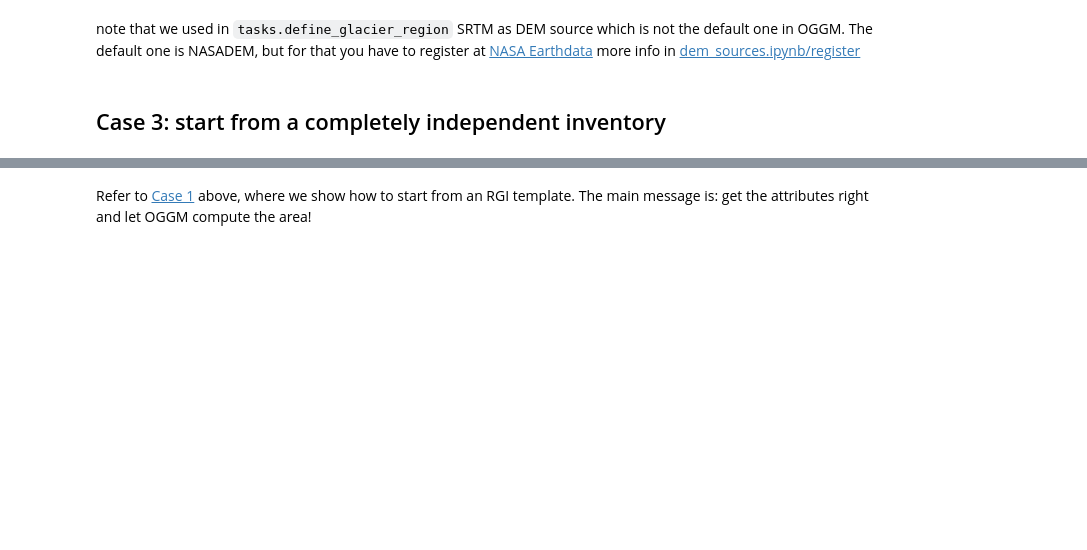
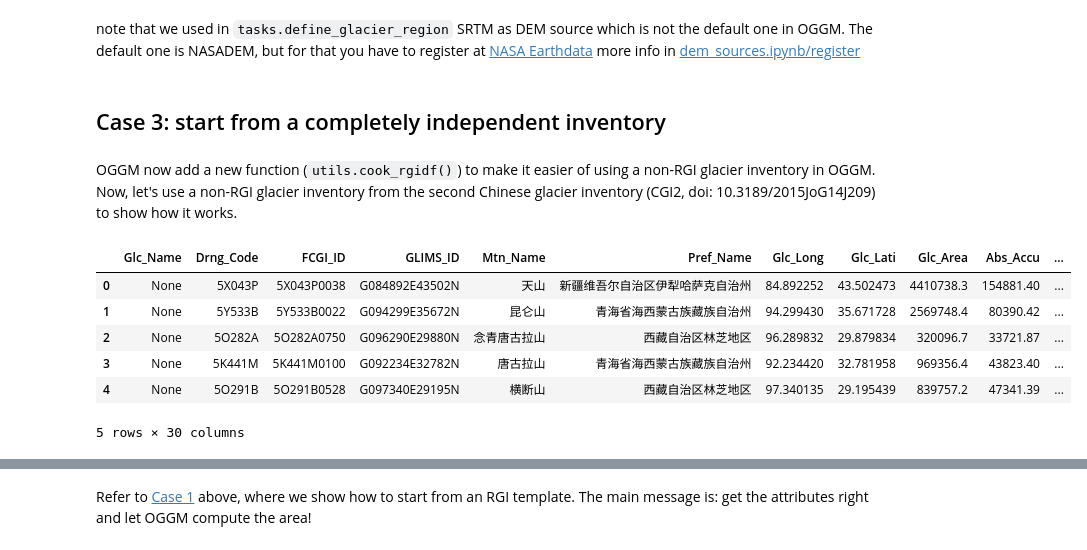
Before and after one commit to OGGM/tutorials, a Jupyter notebook: notebooks/use_your_own_inventory.ipynb, the cells around one changed output, grey strips where cells are left out. Drawn from its saved outputs; the diff is of its cells as text; code cells hidden in the pictures; blank space fills up the shorter version.

```diff
--- a/notebooks/use_your_own_inventory.ipynb
+++ b/notebooks/use_your_own_inventory.ipynb
@@ -321,3 +321,20 @@ graphics.plot_catchment_width(gdirs, corrected=True);
 # %% [markdown]
 <a id='case3'></a>
 ## Case 3: start from a completely independent inventory
+# %% [markdown]
+OGGM now add a new function (`utils.cook_rgidf()`) to make it easier of using a non-RGI glacier inventory in OGGM. Now, let's use a non-RGI glacier inventory from the second Chinese glacier inventory (CGI2, doi: 10.3189/2015JoG14J209) to show how it works.
+# %%
+# Let's get the sample CGI2 glacier inventory and see what it looks like
+from oggm import utils
+import geopandas as gpd
+sample_path = utils.get_demo_file('cgi2.shp')
+cgidf = gpd.read_file(sample_path)
+cgidf
+# %% [output]
+|  | Glc_Name | Drng_Code | FCGI_ID | GLIMS_ID | Mtn_Name | Pref_Name | Glc_Long | Glc_Lati | Glc_Area | Abs_Accu | ... |
+| 0 | None | 5X043P | 5X043P0038 | G084892E43502N | 天山 | 新疆维吾尔自治区伊犁哈萨克自治州 | 84.892252 | 43.502473 | 4410738.3 | 154881.40 | ... |
+| 1 | None | 5Y533B | 5Y533B0022 | G094299E35672N | 昆仑山 | 青海省海西蒙古族藏族自治州 | 94.299430 | 35.671728 | 2569748.4 | 80390.42 | ... |
+| 2 | None | 5O282A | 5O282A0750 | G096290E29880N | 念青唐古拉山 | 西藏自治区林芝地区 | 96.289832 | 29.879834 | 320096.7 | 33721.87 | ... |
+| 3 | None | 5K441M | 5K441M0100 | G092234E32782N | 唐古拉山 | 青海省海西蒙古族藏族自治州 | 92.234420 | 32.781958 | 969356.4 | 43823.40 | ... |
+| 4 | None | 5O291B | 5O291B0528 | G097340E29195N | 横断山 | 西藏自治区林芝地区 | 97.340135 | 29.195439 | 839757.2 | 47341.39 | ... |
+5 rows × 30 columns
```
Also changed, not shown: parts of 8 cells of this notebook.
